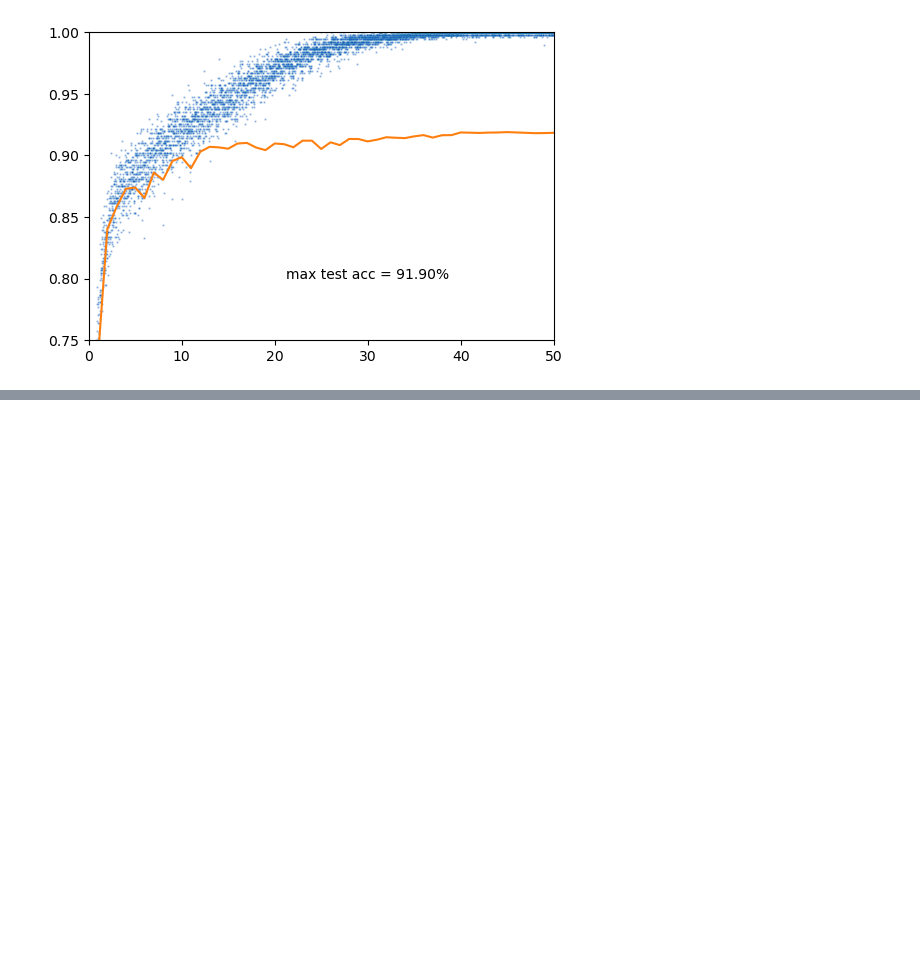
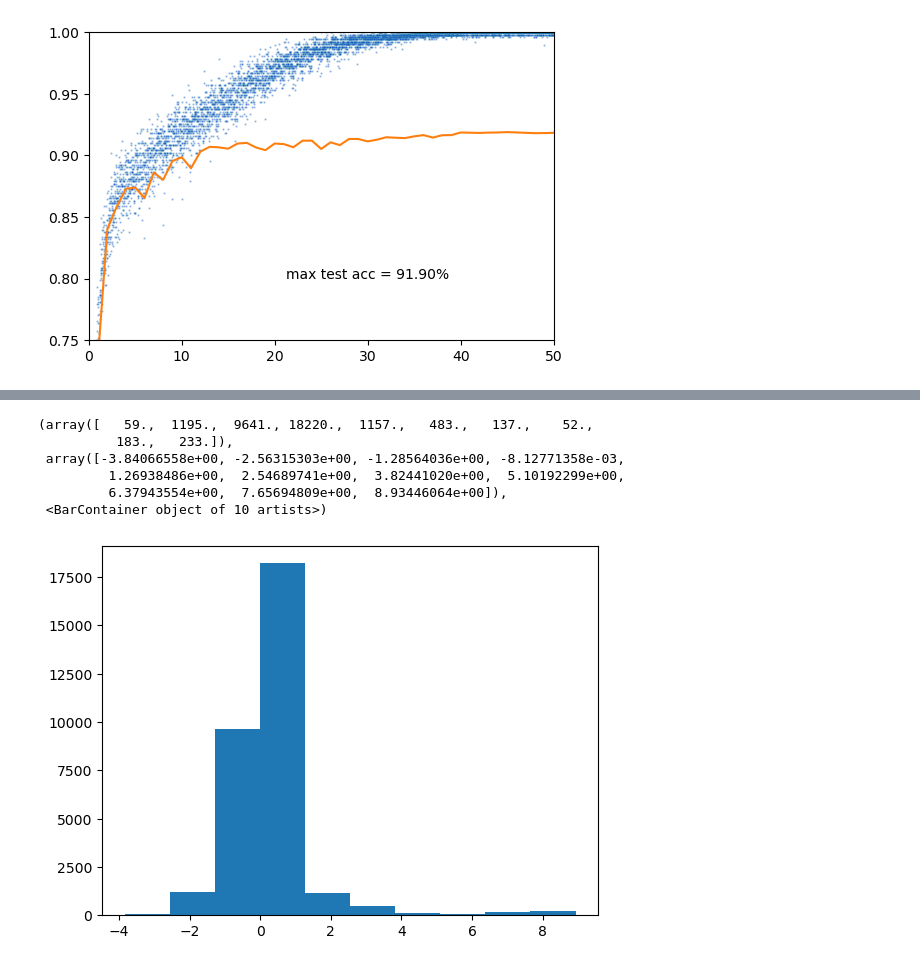
Before and after one commit to bmnsmets/semitorch, a Jupyter notebook: experiments/convnext_fashion.ipynb, the cells around one changed output, grey strips where cells are left out. Drawn from its saved outputs; the diff is of its cells as text; code cells hidden in the pictures; blank space fills up the shorter version.

```diff
--- a/experiments/convnext_fashion.ipynb
+++ b/experiments/convnext_fashion.ipynb
@@ -309,0 +269,17 @@ tensor([[ 0.3004, -4.3687, -4.6073,  ..., -4.3493, -4.2854, -4.3166],
+# %%
+x,y=trainset[0]
+z = x.to(device).unsqueeze(0)
+z = model.stem(z)
+z = model.stages[0].blocks[0].conv_dw(z)
+z = model.stages[0].blocks[0].norm(z)
+# plt.matshow(x[0])
+# plt.matshow(z[0,9].detach().cpu().numpy())
+plt.hist(z.detach().reshape(-1).cpu().numpy())
+# %% [output]
+(array([   59.,  1195.,  9641., 18220.,  1157.,   483.,   137.,    52.,
+          183.,   233.]),
+ array([-3.84066558e+00, -2.56315303e+00, -1.28564036e+00, -8.12771358e-03,
+         1.26938486e+00,  2.54689741e+00,  3.82441020e+00,  5.10192299e+00,
+         6.37943554e+00,  7.65694809e+00,  8.93446064e+00]),
+ <BarContainer object of 10 artists>)
+[figure, added]
```
Also changed, not shown: parts of 4 cells of this notebook, 1 other file.
